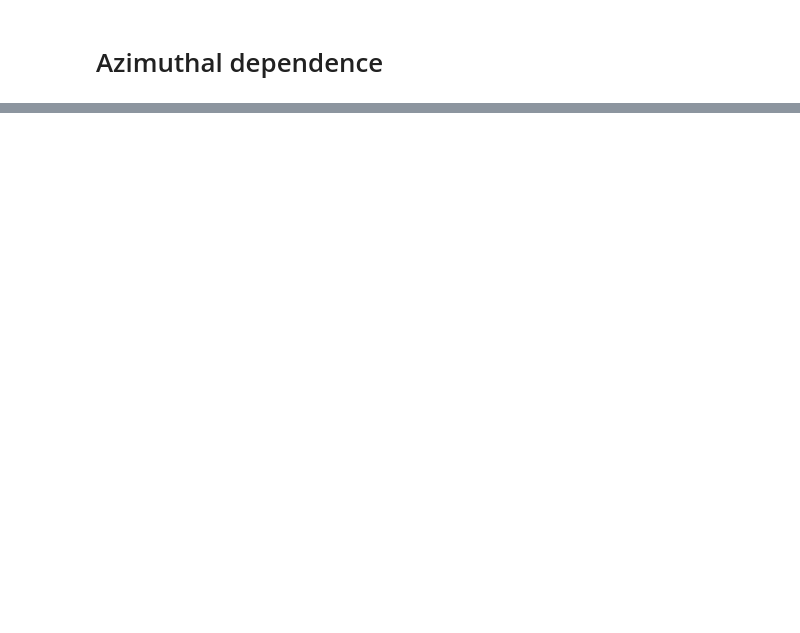
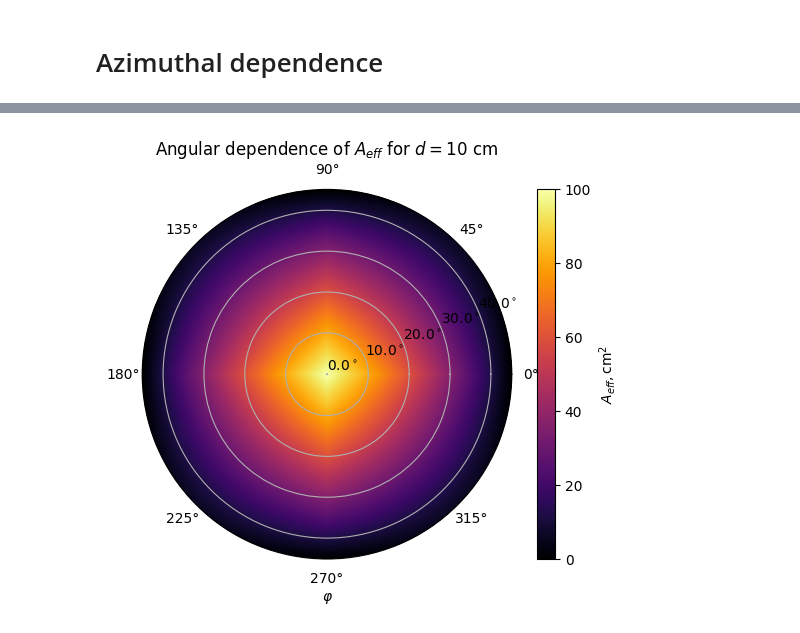
Before and after one commit to nj-vs-vh/gssi-he-4-gamma-and-neutrino-telescopes, a Jupyter notebook: effective-area.ipynb, the cells around one changed output, grey strips where cells are left out. Cells and saved outputs as stored; diff of their text form; code cells hidden in the pictures; blank space fills up the shorter version.

```diff
--- a/effective-area.ipynb
+++ b/effective-area.ipynb
@@ -193,0 +194,29 @@ plt.show()
+# %%
+d = 10
+theta_max = pi / 4
+phi_max = 2 * pi
+
+thetas = np.linspace(0, theta_max, 200)
+phis = np.linspace(0, phi_max, 200)
+
+phis_gr, thetas_gr = np.meshgrid(phis, thetas)
+A_geom_gr = np.zeros_like(phis_gr)
+
+for idx, (phi_, theta_) in enumerate(zip(phis_gr.flatten(), thetas_gr.flatten())):
+    A_geom_gr[np.unravel_index(idx, phis_gr.shape)] = effective_area_geom(theta_, phi_, d)
+
+fig, ax = plt.subplots(subplot_kw={'projection': 'polar'})
+mesh = ax.pcolormesh(phis, 180 * thetas / pi, A_geom_gr, cmap="inferno")
+
+plt.colorbar(mesh, label="$ A_{eff}, \\mathrm{cm^2} $")
+ax.grid(visible=False, axis="x")
+ax.set_title(f"Angular dependence of $A_{{eff}}$ for $d = {{{d}}}$ cm")
+r_ticks = ax.get_yticks()[:-1]
+ax.set_yticks(r_ticks)
+ax.set_yticklabels([f"${t}^\circ$" for t in r_ticks])
+
+ax.set_xlabel("$ \\varphi $")
+
+plt.show()
+# %% [output]
+[figure, added]
```
Also changed, not shown: parts of 2 cells of this notebook.
